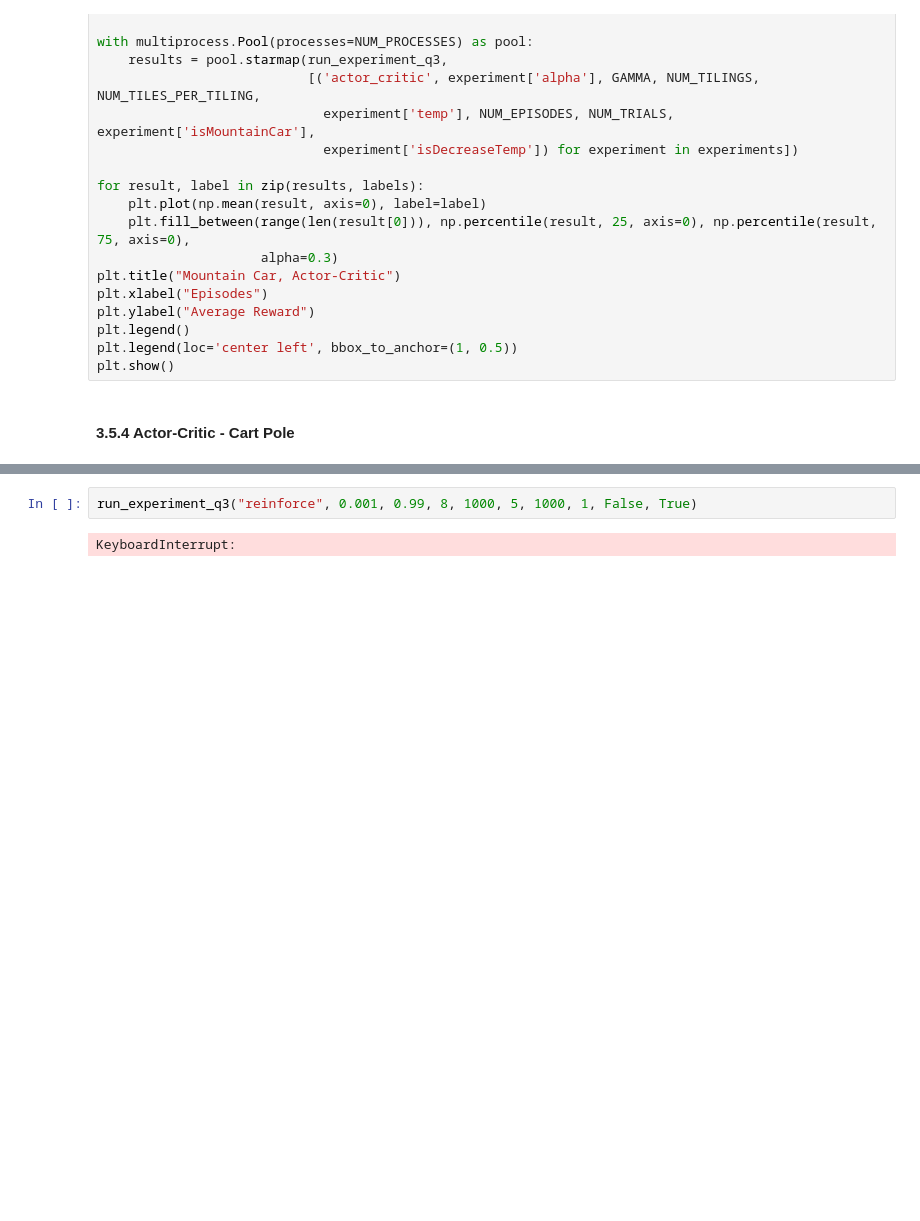
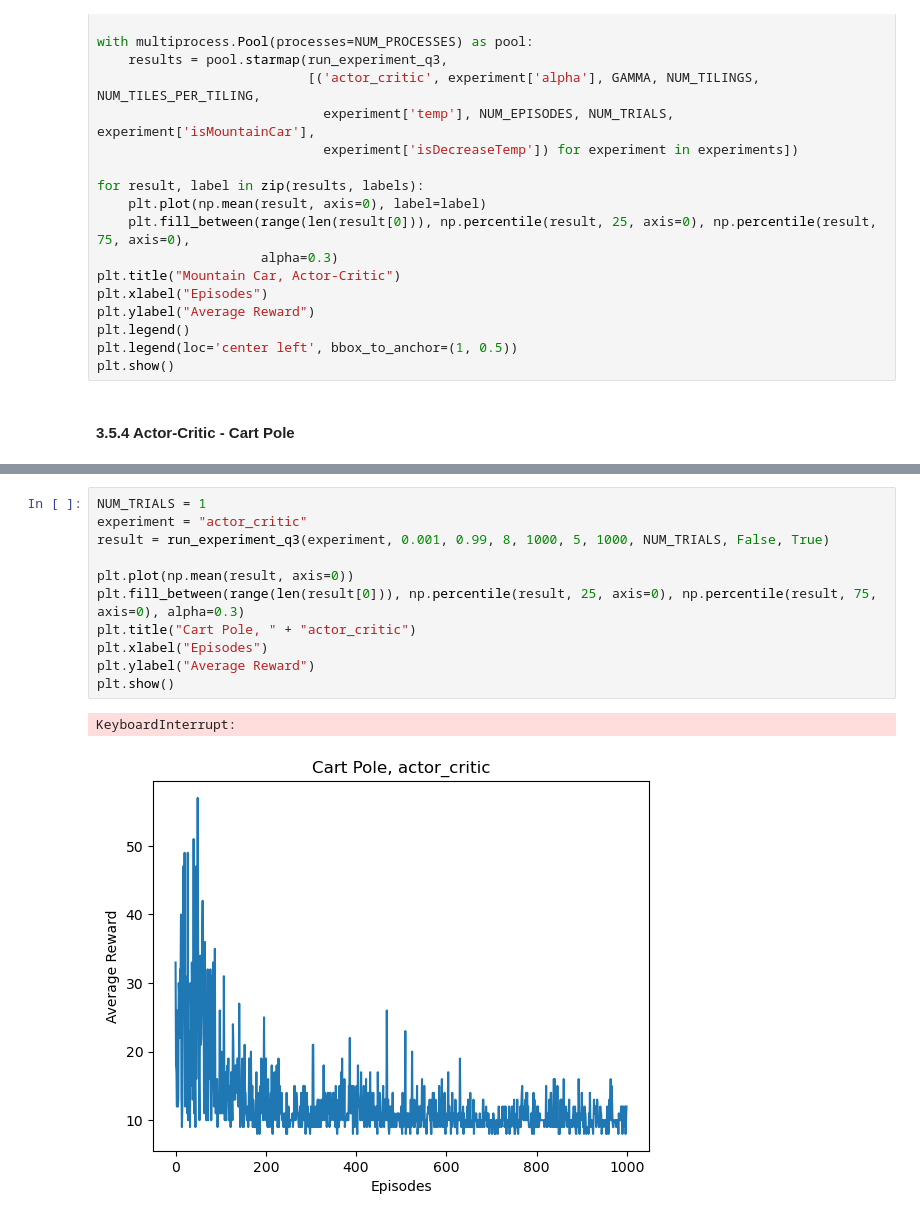
Before and after one commit to ryanreszetnik/COMP579, a Jupyter notebook: A3/COMP579_Assignment3.ipynb, the cells around one changed output, grey strips where cells are left out. Drawn from its saved outputs; the diff is of its cells as text; blank space fills up the shorter version.

```diff
--- a/A3/COMP579_Assignment3.ipynb
+++ b/A3/COMP579_Assignment3.ipynb
@@ -1037,6 +1077,16 @@ plt.legend()
 plt.legend(loc='center left', bbox_to_anchor=(1, 0.5))
 plt.show()
 # %%
-run_experiment_q3("reinforce", 0.001, 0.99, 8, 1000, 5, 1000, 1, False, True)
+NUM_TRIALS = 1
+experiment = "actor_critic"
+result = run_experiment_q3(experiment, 0.001, 0.99, 8, 1000, 5, 1000, NUM_TRIALS, False, True)
+
+plt.plot(np.mean(result, axis=0))
+plt.fill_between(range(len(result[0])), np.percentile(result, 25, axis=0), np.percentile(result, 75, axis=0), alpha=0.3)
+plt.title("Cart Pole, " + "actor_critic")
+plt.xlabel("Episodes")
+plt.ylabel("Average Reward")
+plt.show()
 # %% [output]
 KeyboardInterrupt:
+[figure, added]
```
Also changed, not shown: parts of 16 cells of this notebook.
